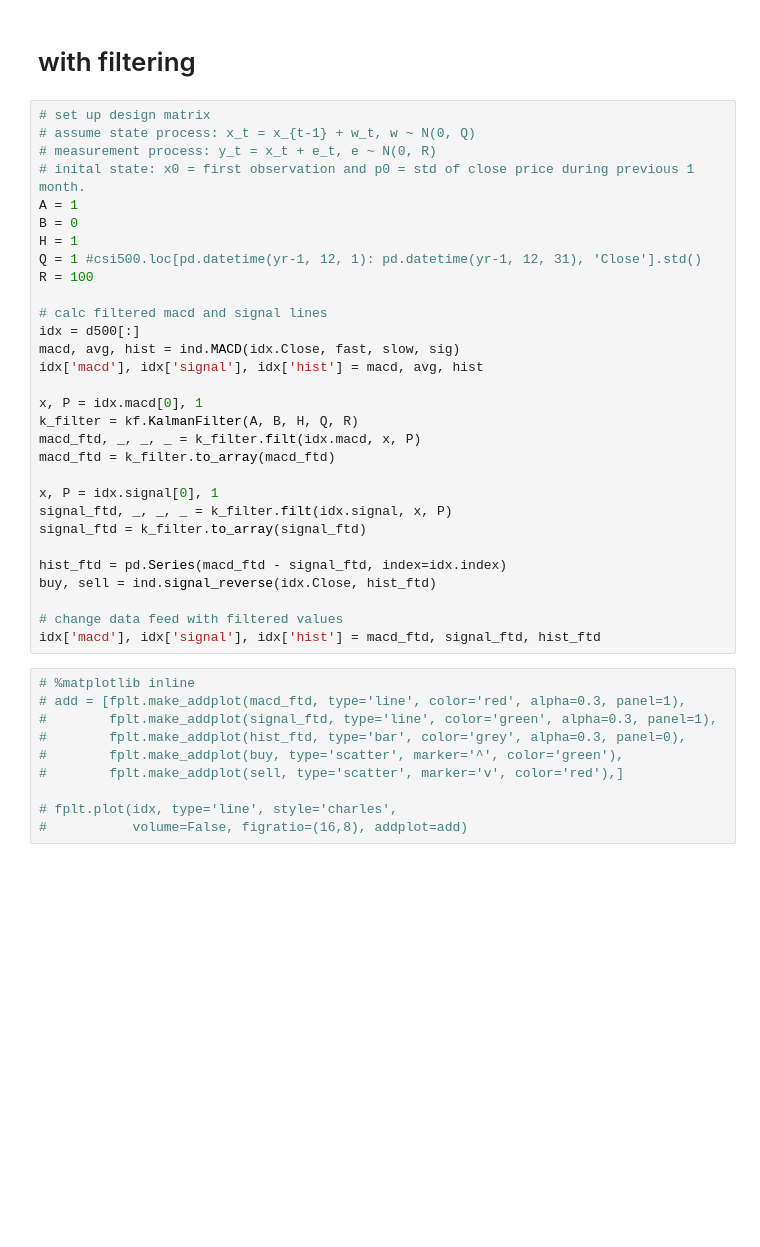
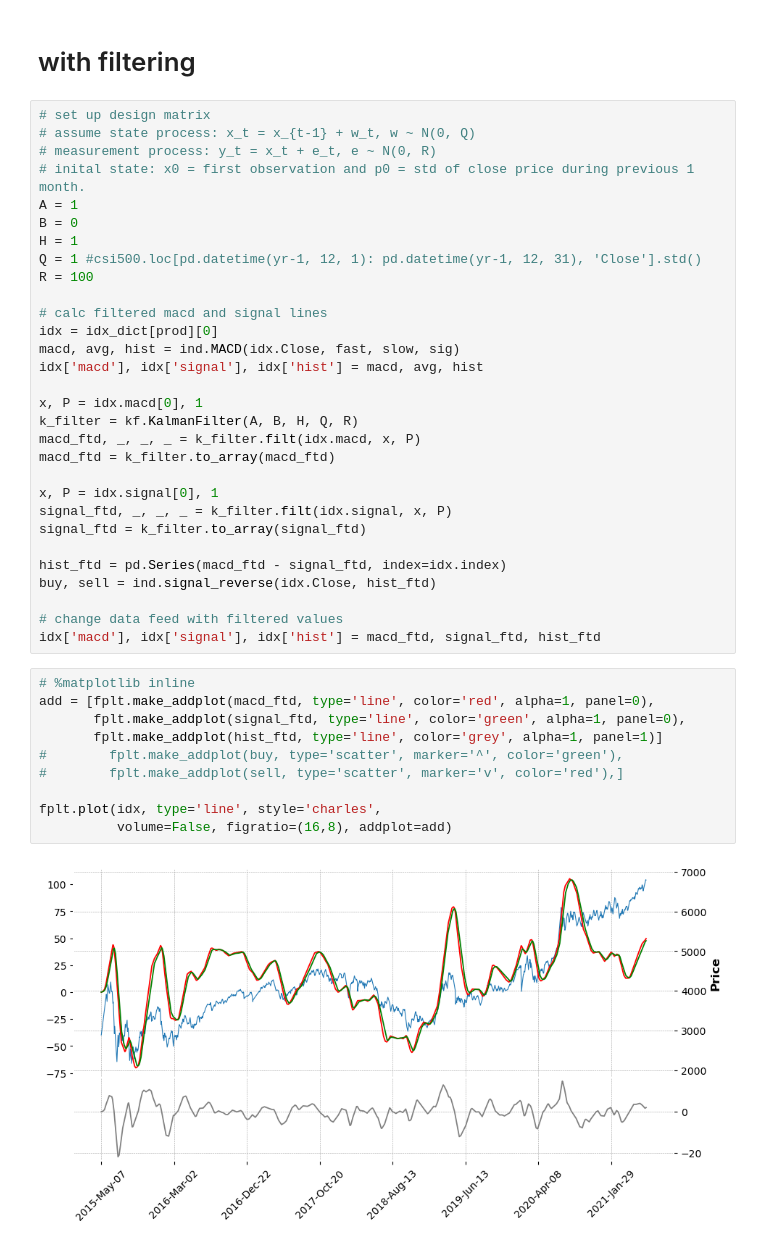
Before and after one commit to xiwenjin/CTA, a Jupyter notebook: Untitled.ipynb, the cells around one changed output. Drawn from its saved outputs; the diff is of its cells as text; blank space fills up the shorter version.

```diff
--- a/Untitled.ipynb
+++ b/Untitled.ipynb
@@ -301,7 +322,7 @@ Q = 1 #csi500.loc[pd.datetime(yr-1, 12, 1): pd.datetime(yr-1, 12, 31), 'Close'].
 R = 100
 
 # calc filtered macd and signal lines
-idx = d500[:]
+idx = idx_dict[prod][0]
 macd, avg, hist = ind.MACD(idx.Close, fast, slow, sig)
 idx['macd'], idx['signal'], idx['hist'] = macd, avg, hist
 
@@ -321,11 +342,13 @@ buy, sell = ind.signal_reverse(idx.Close, hist_ftd)
 idx['macd'], idx['signal'], idx['hist'] = macd_ftd, signal_ftd, hist_ftd
 # %%
 # %matplotlib inline
-# add = [fplt.make_addplot(macd_ftd, type='line', color='red', alpha=0.3, panel=1),
-#        fplt.make_addplot(signal_ftd, type='line', color='green', alpha=0.3, panel=1),
-#        fplt.make_addplot(hist_ftd, type='bar', color='grey', alpha=0.3, panel=0),
+add = [fplt.make_addplot(macd_ftd, type='line', color='red', alpha=1, panel=0),
+       fplt.make_addplot(signal_ftd, type='line', color='green', alpha=1, panel=0),
+       fplt.make_addplot(hist_ftd, type='line', color='grey', alpha=1, panel=1)]
 #        fplt.make_addplot(buy, type='scatter', marker='^', color='green'),
 #        fplt.make_addplot(sell, type='scatter', marker='v', color='red'),]
 
-# fplt.plot(idx, type='line', style='charles',
-#           volume=False, figratio=(16,8), addplot=add)
+fplt.plot(idx, type='line', style='charles',
+          volume=False, figratio=(16,8), addplot=add)
+# %% [output]
+[figure, added]
```
Also changed, not shown: parts of 21 cells of this notebook.
